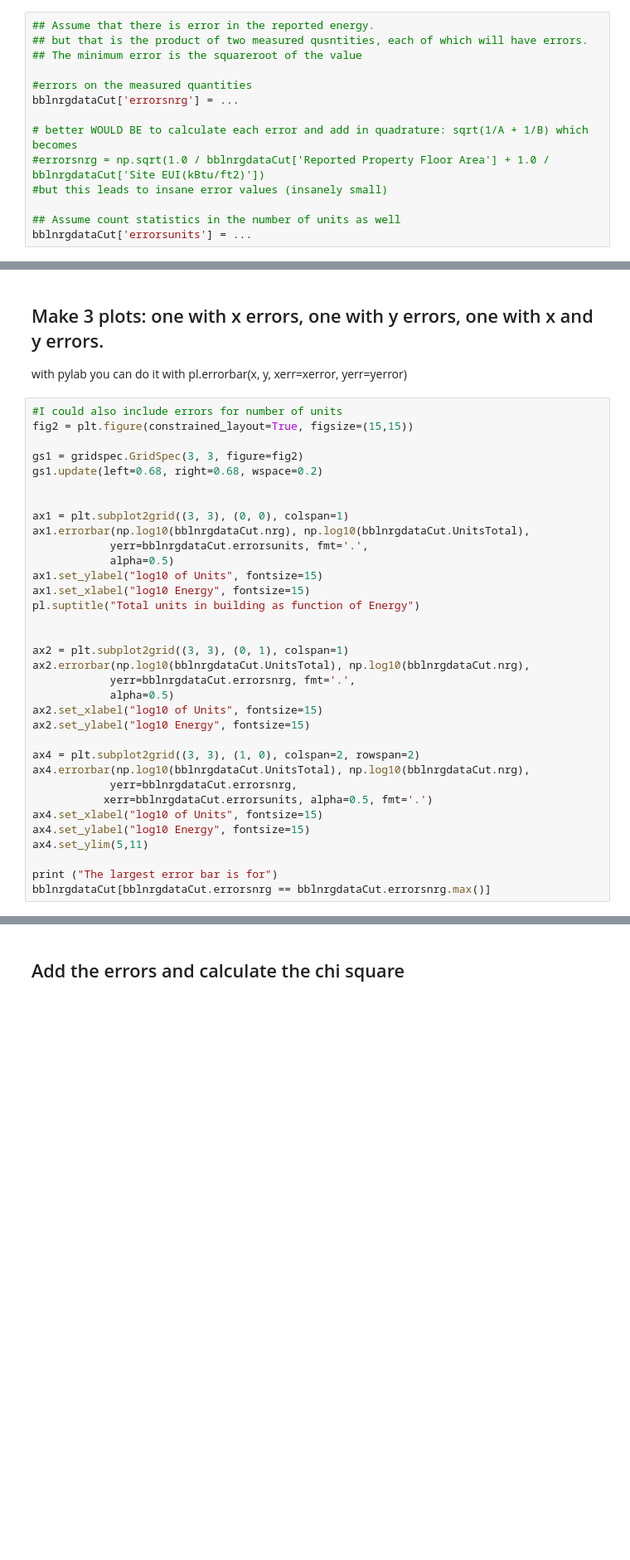
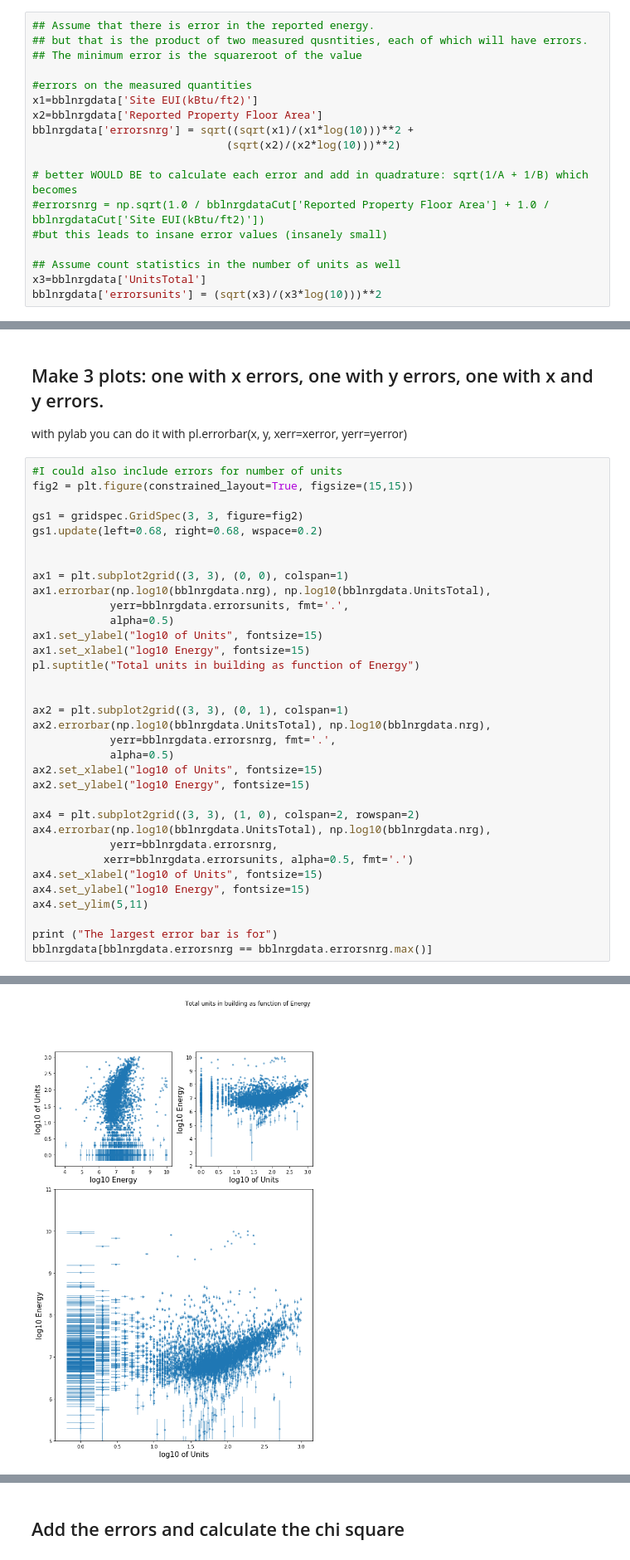
Before and after one commit to zem232/PUI2018_zem232, a Jupyter notebook: HW10_zem232/HW10_zem232_BldgNRG.ipynb, the cells around one changed output, grey strips where cells are left out. Shown at 83% size. Saved outputs shown, nothing was run; the diff lists cells and outputs as text; blank space fills up the shorter version.

```diff
--- a/HW10_zem232/HW10_zem232_BldgNRG.ipynb
+++ b/HW10_zem232/HW10_zem232_BldgNRG.ipynb
@@ -687,11 +698,15 @@ $\sigma _{f}\approx \left(a{\frac {\sigma _{A}}{A\ln(10)}}\right)$
 ## The minimum error is the squareroot of the value
 
 #errors on the measured quantities
-bblnrgdataCut['errorsnrg'] = ...
+x1=bblnrgdata['Site EUI(kBtu/ft2)']
+x2=bblnrgdata['Reported Property Floor Area']
+bblnrgdata['errorsnrg'] = sqrt((sqrt(x1)/(x1*log(10)))**2 +
+                              (sqrt(x2)/(x2*log(10)))**2)
 
 # better WOULD BE to calculate each error and add in quadrature: sqrt(1/A + 1/B) which becomes
 #errorsnrg = np.sqrt(1.0 / bblnrgdataCut['Reported Property Floor Area'] + 1.0 / bblnrgdataCut['Site EUI(kBtu/ft2)'])
 #but this leads to insane error values (insanely small)
 
 ## Assume count statistics in the number of units as well
-bblnrgdataCut['errorsunits'] = ...
+x3=bblnrgdata['UnitsTotal']
+bblnrgdata['errorsunits'] = (sqrt(x3)/(x3*log(10)))**2
@@ -710,8 +723,8 @@ gs1.update(left=0.68, right=0.68, wspace=0.2)
 
 
 ax1 = plt.subplot2grid((3, 3), (0, 0), colspan=1)
-ax1.errorbar(np.log10(bblnrgdataCut.nrg), np.log10(bblnrgdataCut.UnitsTotal),
-            yerr=bblnrgdataCut.errorsunits, fmt='.',
+ax1.errorbar(np.log10(bblnrgdata.nrg), np.log10(bblnrgdata.UnitsTotal),
+            yerr=bblnrgdata.errorsunits, fmt='.',
             alpha=0.5)
 ax1.set_ylabel("log10 of Units", fontsize=15)
 ax1.set_xlabel("log10 Energy", fontsize=15)
@@ -719,19 +732,20 @@ pl.suptitle("Total units in building as function of Energy")
 
 
 ax2 = plt.subplot2grid((3, 3), (0, 1), colspan=1)
-ax2.errorbar(np.log10(bblnrgdataCut.UnitsTotal), np.log10(bblnrgdataCut.nrg),
-            yerr=bblnrgdataCut.errorsnrg, fmt='.',
+ax2.errorbar(np.log10(bblnrgdata.UnitsTotal), np.log10(bblnrgdata.nrg),
+            yerr=bblnrgdata.errorsnrg, fmt='.',
             alpha=0.5)
 ax2.set_xlabel("log10 of Units", fontsize=15)
 ax2.set_ylabel("log10 Energy", fontsize=15)
 
 ax4 = plt.subplot2grid((3, 3), (1, 0), colspan=2, rowspan=2)
-ax4.errorbar(np.log10(bblnrgdataCut.UnitsTotal), np.log10(bblnrgdataCut.nrg),
-            yerr=bblnrgdataCut.errorsnrg,
-           xerr=bblnrgdataCut.errorsunits, alpha=0.5, fmt='.')
+ax4.errorbar(np.log10(bblnrgdata.UnitsTotal), np.log10(bblnrgdata.nrg),
+            yerr=bblnrgdata.errorsnrg,
+           xerr=bblnrgdata.errorsunits, alpha=0.5, fmt='.')
 ax4.set_xlabel("log10 of Units", fontsize=15)
 ax4.set_ylabel("log10 Energy", fontsize=15)
 ax4.set_ylim(5,11)
 
 print ("The largest error bar is for")
-bblnrgdataCut[bblnrgdataCut.errorsnrg == bblnrgdataCut.errorsnrg.max()]
+bblnrgdata[bblnrgdata.errorsnrg == bblnrgdata.errorsnrg.max()]
+# %% [output]
@@ -738,3 +755,4 @@ bblnrgdataCut[bblnrgdataCut.errorsnrg == bblnrgdataCut.errorsnrg.max()]
+[figure, added]
 # %% [markdown]
 Figure 7: The same as Figure 5 and 6, but with errorbars. In the top panel the errors on the Units in the building are plotted, in the bottom panels the errors on the energy are plotted, but they are too small to see,  and both on the right side panel. The bottom right panel is a zoom-in of the bottom left panel. Errors are measured by assuming Poisson statistics at the measurement level for energy per square foot, squarefootage, and for the number of units, and propagate properly to the log space. Notice that we do not know what the units of energy really represent: the Poisson statitics should be applied to the measured counts, but the enrgy consumption is a continuous variable, only discretized by the act of measuring it.
 
```
Also changed, not shown: parts of 9 cells of this notebook.
